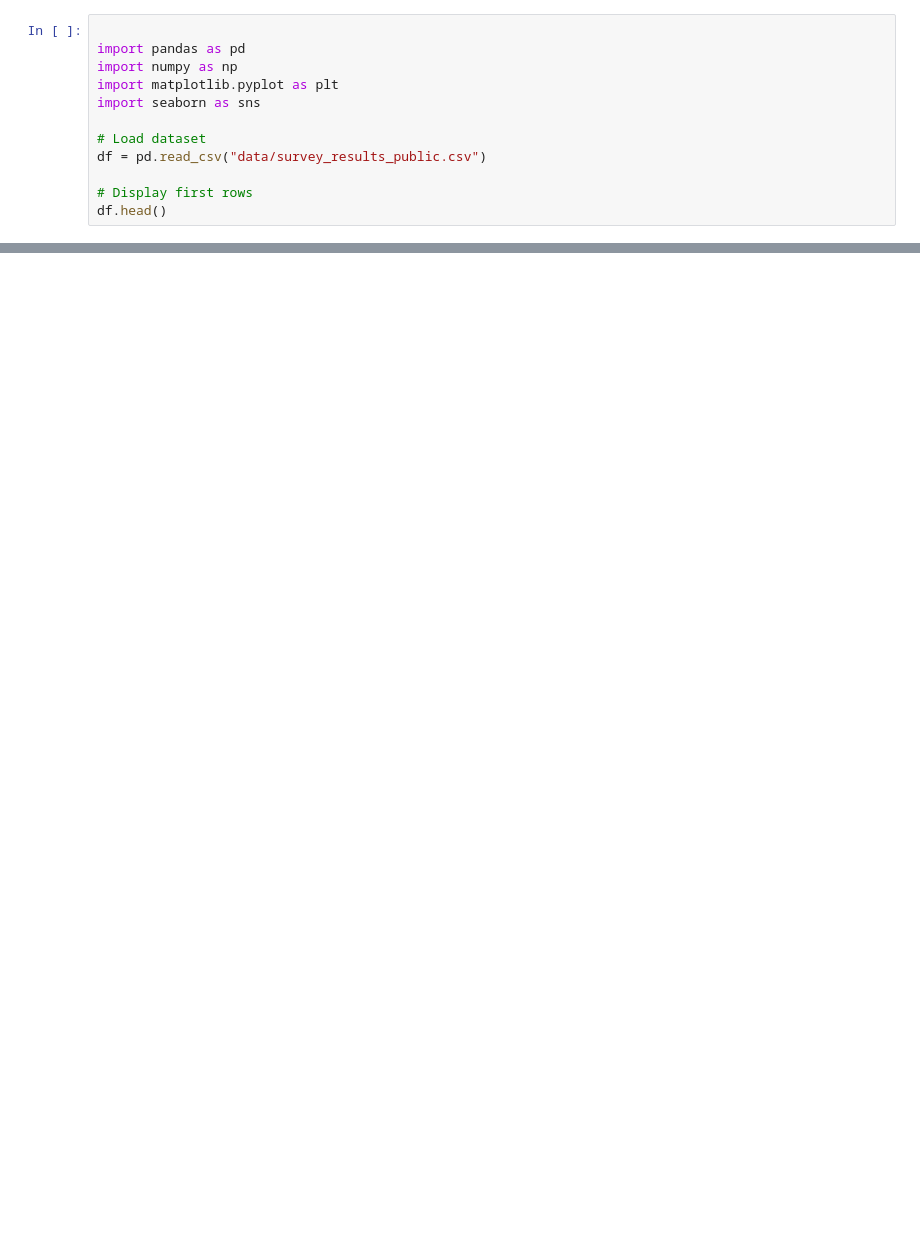
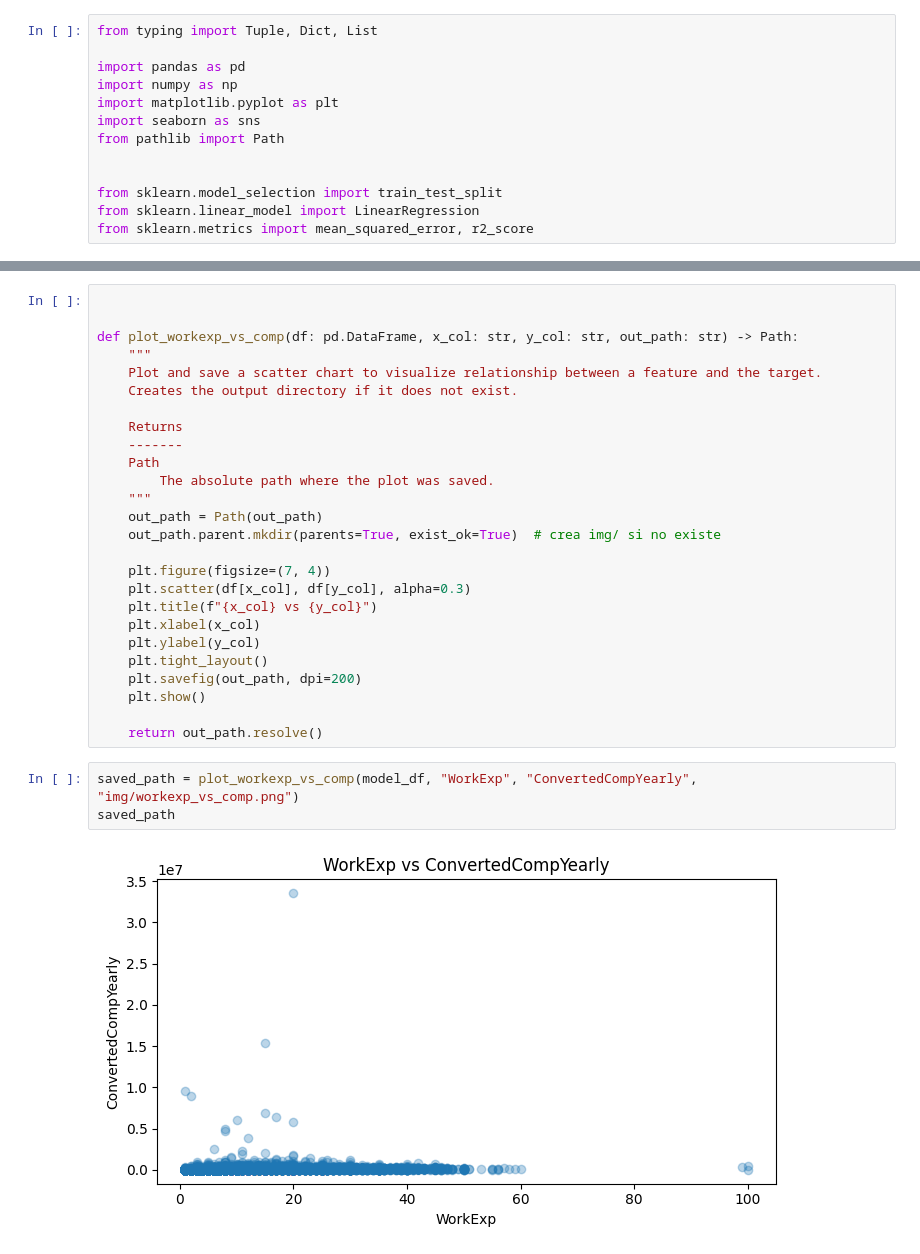
Before and after one commit to julian-acn/project1-data-science, a Jupyter notebook: analysis.ipynb, the cells around one changed output, grey strips where cells are left out. Cells and saved outputs as stored; diff of their text form; blank space fills up the shorter version.

Commit message:
Finalize Project 1 (exclude dataset, add blog + visuals)

```diff
--- a/analysis.ipynb
+++ b/analysis.ipynb
@@ -7,14 +7,15 @@ In this project, I analyze data from the Stack Overflow Developer Survey.
 The goal is to explore the dataset and build a simple machine learning model
 to predict an outcome related to developers' careers based on survey responses.
 # %%
+from typing import Tuple, Dict, List
 
 import pandas as pd
 import numpy as np
 import matplotlib.pyplot as plt
 import seaborn as sns
+from pathlib import Path
 
-# Load dataset
-df = pd.read_csv("data/survey_results_public.csv")
 
-# Display first rows
-df.head()
+from sklearn.model_selection import train_test_split
+from sklearn.linear_model import LinearRegression
+from sklearn.metrics import mean_squared_error, r2_score
@@ -166,0 +240,31 @@ to generate a compensation estimate.
+# %%
+
+
+def plot_workexp_vs_comp(df: pd.DataFrame, x_col: str, y_col: str, out_path: str) -> Path:
+    """
+    Plot and save a scatter chart to visualize relationship between a feature and the target.
+    Creates the output directory if it does not exist.
+
+    Returns
+    -------
+    Path
+        The absolute path where the plot was saved.
+    """
+    out_path = Path(out_path)
+    out_path.parent.mkdir(parents=True, exist_ok=True)  # crea img/ si no existe
+
+    plt.figure(figsize=(7, 4))
+    plt.scatter(df[x_col], df[y_col], alpha=0.3)
+    plt.title(f"{x_col} vs {y_col}")
+    plt.xlabel(x_col)
+    plt.ylabel(y_col)
+    plt.tight_layout()
+    plt.savefig(out_path, dpi=200)
+    plt.show()
+
+    return out_path.resolve()
+# %%
+saved_path = plot_workexp_vs_comp(model_df, "WorkExp", "ConvertedCompYearly", "img/workexp_vs_comp.png")
+saved_path
+# %% [output]
+[figure, added]
```
Also changed, not shown: parts of 31 cells of this notebook, 4 other files.
